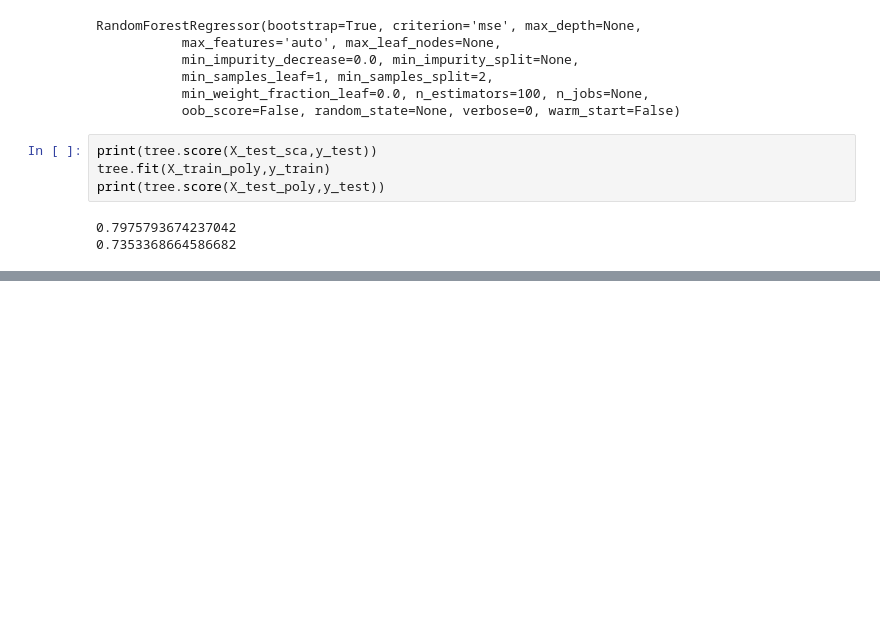
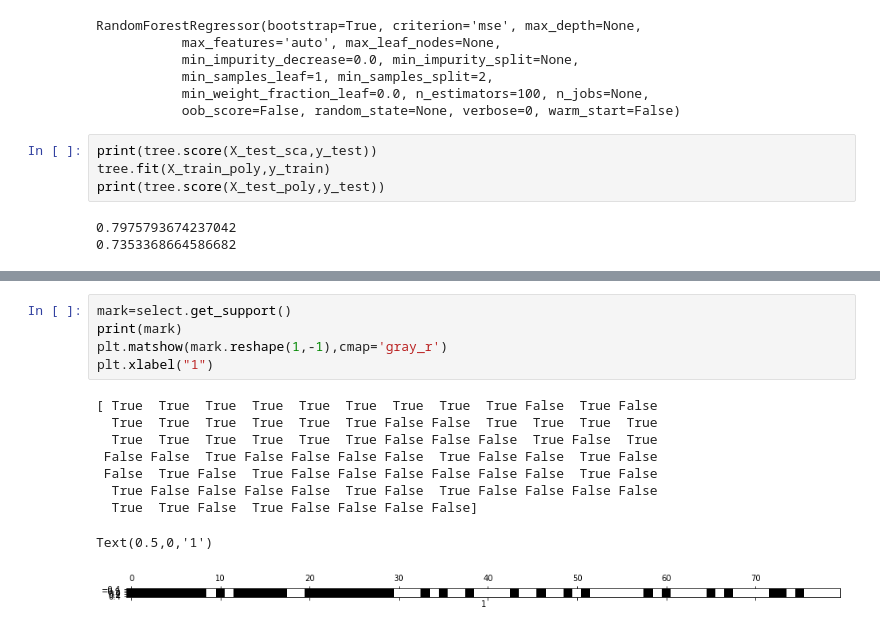
Before and after one commit to ScJn/my_machine_learning, a Jupyter notebook: 04-mine.ipynb, the cells around one changed output, grey strips where cells are left out. Drawn from its saved outputs; the diff is of its cells as text; blank space fills up the shorter version.

```diff
--- a/04-mine.ipynb
+++ b/04-mine.ipynb
@@ -193,0 +281,15 @@ print(tree.score(X_test_poly,y_test))
+# %%
+mark=select.get_support()
+print(mark)
+plt.matshow(mark.reshape(1,-1),cmap='gray_r')
+plt.xlabel("1")
+# %% [output]
+[ True  True  True  True  True  True  True  True  True False  True False
+  True  True  True  True  True  True False False  True  True  True  True
+  True  True  True  True  True  True False False False  True False  True
+ False False  True False False False False  True False False  True False
+ False  True False  True False False False False False False  True False
+  True False False False False  True False  True False False False False
+  True  True False  True False False False False]
+Text(0.5,0,'1')
+[figure, added]
```
Also changed, not shown: parts of 14 cells of this notebook.
